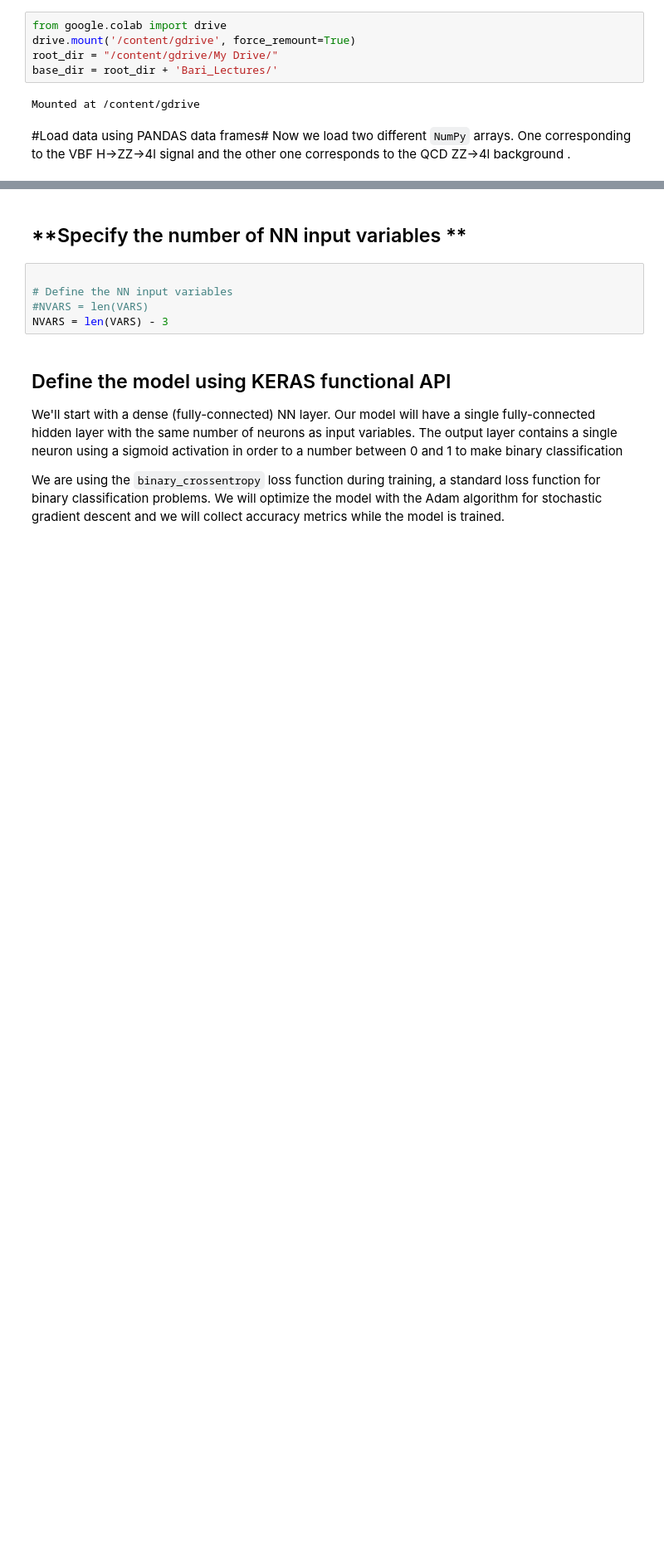
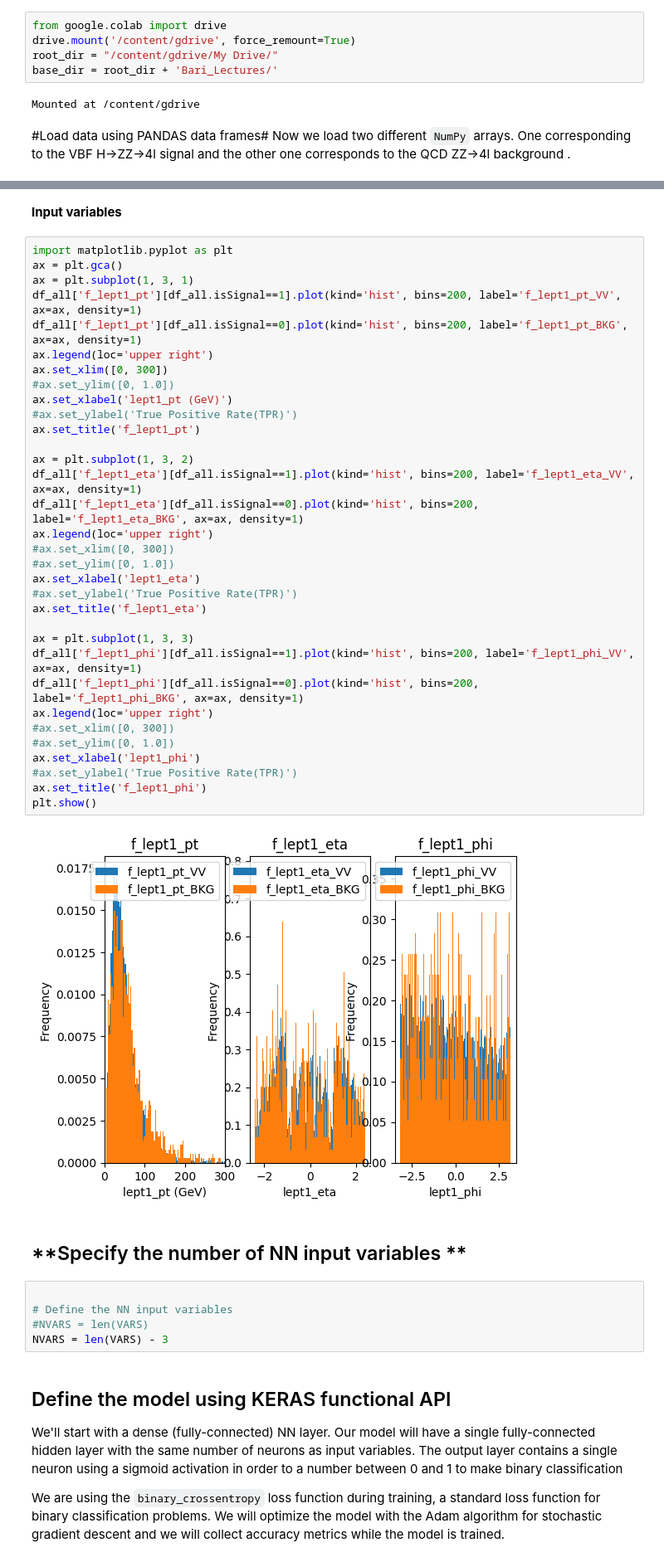
Before and after one commit to fsimone91/Bari_Lectures, a Jupyter notebook: NotebooksAndScripts/MLP_HZZ4l_Keras.ipynb, the cells around one changed output, grey strips where cells are left out. Shown at 83% size. Drawn from its saved outputs; the diff is of its cells as text; blank space fills up the shorter version.

```diff
--- a/NotebooksAndScripts/MLP_HZZ4l_Keras.ipynb
+++ b/NotebooksAndScripts/MLP_HZZ4l_Keras.ipynb
@@ -76,3 +84,40 @@ df['bkg']['isSignal'] = np.zeros(len(df['bkg']))
+# %% [markdown]
+**Input variables**
+# %%
+import matplotlib.pyplot as plt
+ax = plt.gca()
+ax = plt.subplot(1, 3, 1)
+df_all['f_lept1_pt'][df_all.isSignal==1].plot(kind='hist', bins=200, label='f_lept1_pt_VV', ax=ax, density=1)
+df_all['f_lept1_pt'][df_all.isSignal==0].plot(kind='hist', bins=200, label='f_lept1_pt_BKG', ax=ax, density=1)
+ax.legend(loc='upper right')
+ax.set_xlim([0, 300])
+#ax.set_ylim([0, 1.0])
+ax.set_xlabel('lept1_pt (GeV)')
+#ax.set_ylabel('True Positive Rate(TPR)')
+ax.set_title('f_lept1_pt')
+
+ax = plt.subplot(1, 3, 2)
+df_all['f_lept1_eta'][df_all.isSignal==1].plot(kind='hist', bins=200, label='f_lept1_eta_VV', ax=ax, density=1)
+df_all['f_lept1_eta'][df_all.isSignal==0].plot(kind='hist', bins=200, label='f_lept1_eta_BKG', ax=ax, density=1)
+ax.legend(loc='upper right')
+#ax.set_xlim([0, 300])
+#ax.set_ylim([0, 1.0])
+ax.set_xlabel('lept1_eta')
+#ax.set_ylabel('True Positive Rate(TPR)')
+ax.set_title('f_lept1_eta')
+
+ax = plt.subplot(1, 3, 3)
+df_all['f_lept1_phi'][df_all.isSignal==1].plot(kind='hist', bins=200, label='f_lept1_phi_VV', ax=ax, density=1)
+df_all['f_lept1_phi'][df_all.isSignal==0].plot(kind='hist', bins=200, label='f_lept1_phi_BKG', ax=ax, density=1)
+ax.legend(loc='upper right')
+#ax.set_xlim([0, 300])
+#ax.set_ylim([0, 1.0])
+ax.set_xlabel('lept1_phi')
+#ax.set_ylabel('True Positive Rate(TPR)')
+ax.set_title('f_lept1_phi')
+plt.show()
+# %% [output]
+[figure, added]
 # %% [markdown]
 ## **Specify the number of NN input variables **
 # %%
```
Also changed, not shown: parts of 4 cells of this notebook.
